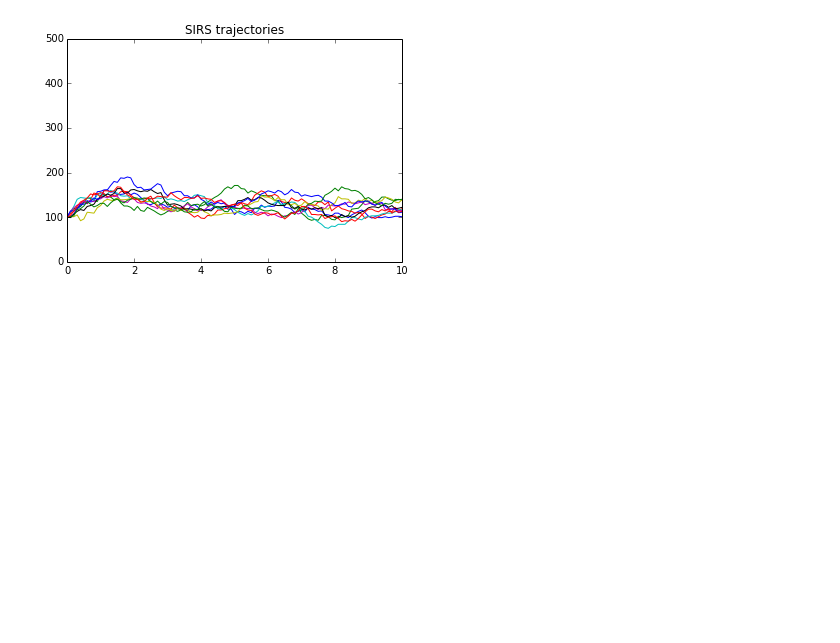
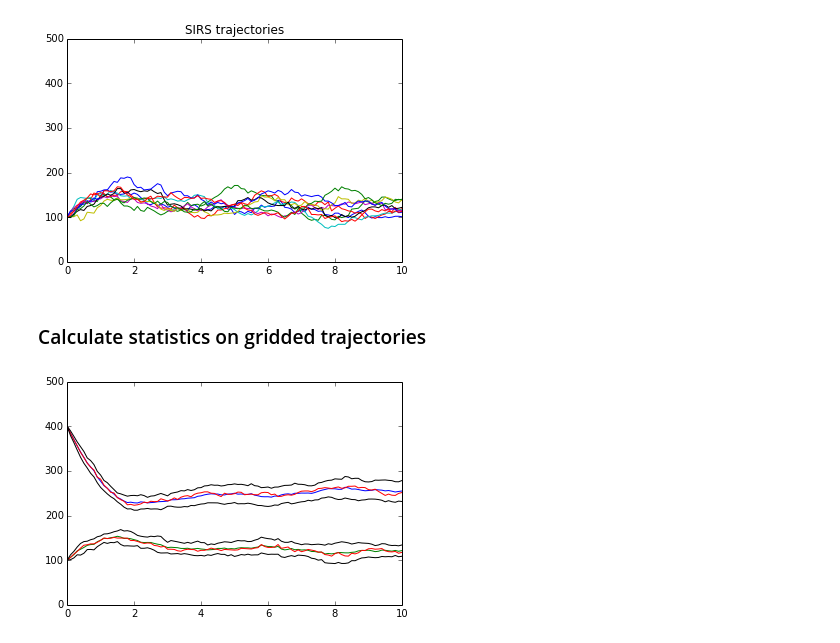
Before and after one commit to dtcitron/sirs_gsp, a Jupyter notebook: sirs_gsp_demo.ipynb, the cells around one changed output. Cells and saved outputs as stored; diff of their text form; code cells hidden in the pictures; blank space fills up the shorter version.

```diff
--- a/sirs_gsp_demo.ipynb
+++ b/sirs_gsp_demo.ipynb
@@ -78,3 +78,22 @@ xlim(0, 10)
 ylim(0, 500);
 # %% [output]
 [figure]
+# %% [markdown]
+### Calculate statistics on gridded trajectories
+# %%
+tavg, Savg, Sstd, Iavg, Istd = grid_avg(tg, Xg, Yg)
+tmed, Smed, Imed = grid_med(tg, Xg, Yg)
+# %%
+figure()
+plt.plot(tavg, Savg)
+plt.plot(tavg, Smed, color = 'r')
+plt.plot(tavg, Savg + Sstd, color = 'k')
+plt.plot(tavg, Savg - Sstd, color = 'k')
+plt.plot(tavg, Iavg)
+plt.plot(tavg, Imed, color = 'r')
+plt.plot(tavg, Iavg + Istd, color = 'k')
+plt.plot(tavg, Iavg - Istd, color = 'k')
+ylim(0,500)
+xlim(0,10);
+# %% [output]
+[figure, added]
```
Also changed, not shown: parts of 14 cells of this notebook, 2 other files.
